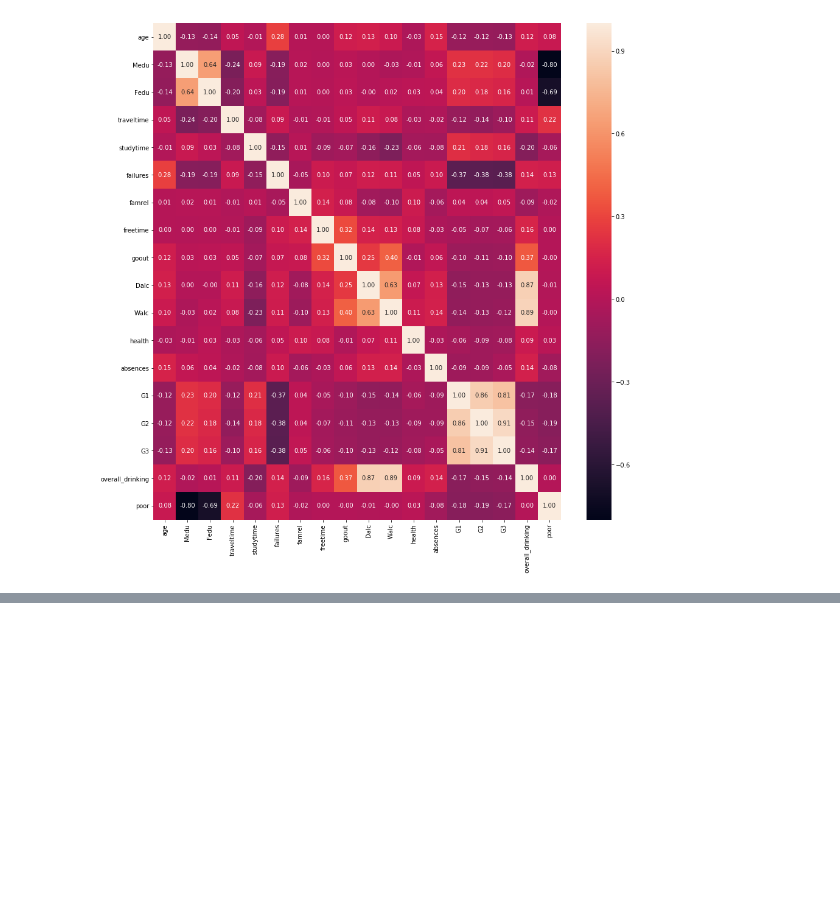
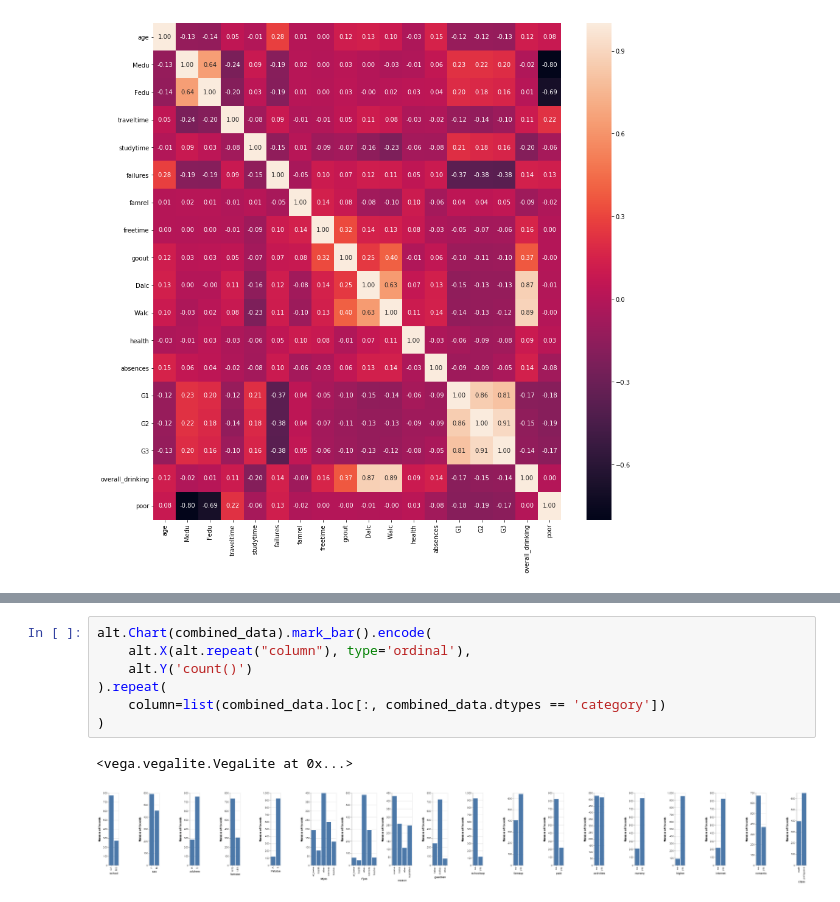
Before and after one commit to jamesbmc/370-final-project, a Jupyter notebook: report.ipynb, the cells around one changed output, grey strips where cells are left out. Saved outputs shown, nothing was run; the diff lists cells and outputs as text; blank space fills up the shorter version.

```diff
--- a/report.ipynb
+++ b/report.ipynb
@@ -157,0 +167,10 @@ Looking at our variable of interest (overall_drinking), there are a a few variab
+# %%
+alt.Chart(combined_data).mark_bar().encode(
+    alt.X(alt.repeat("column"), type='ordinal'),
+    alt.Y('count()')
+).repeat(
+    column=list(combined_data.loc[:, combined_data.dtypes == 'category'])
+)
+# %% [output]
+<vega.vegalite.VegaLite at 0x...>
+[figure, added]
```
Also changed, not shown: parts of 5 cells of this notebook.
